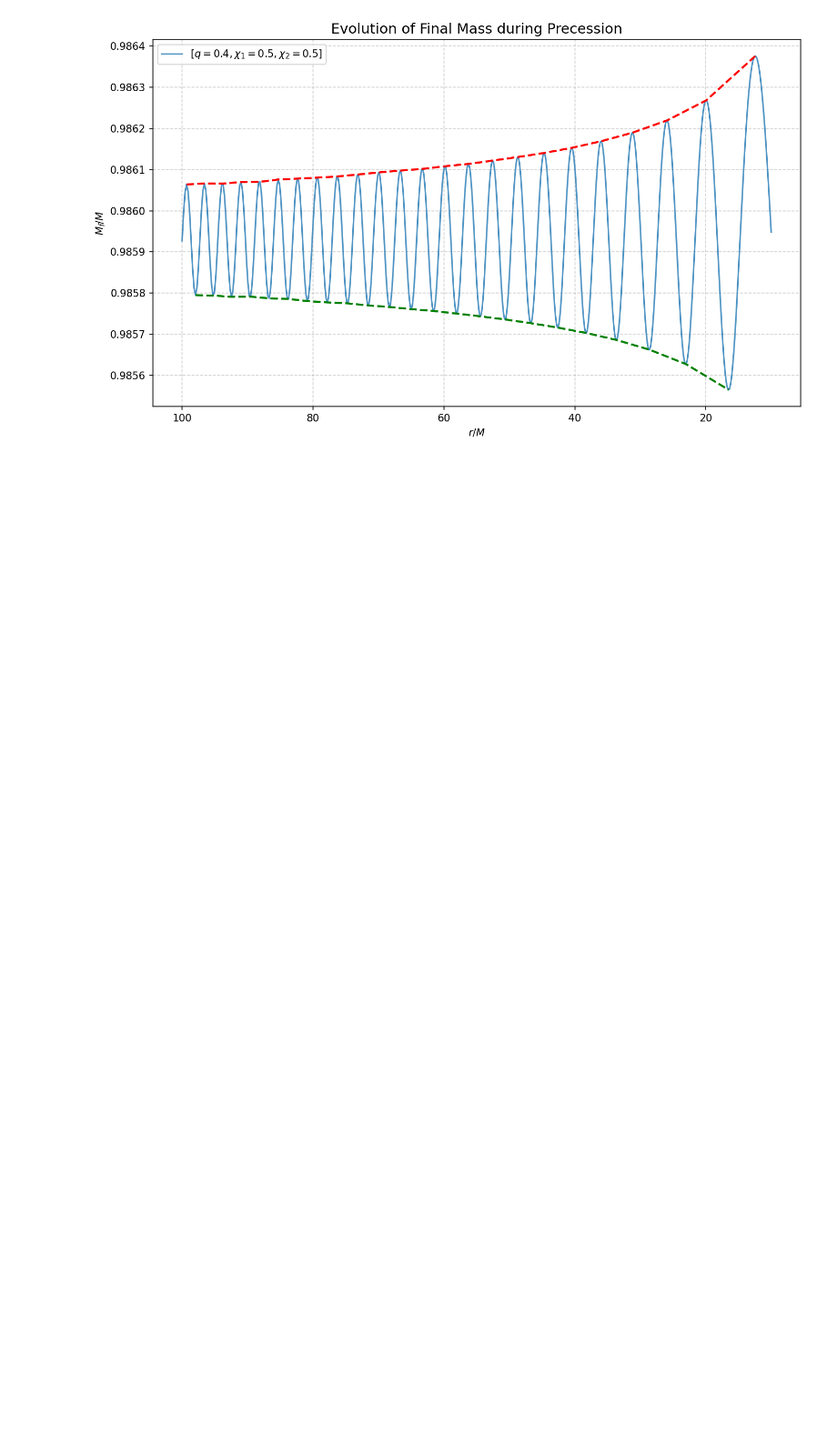
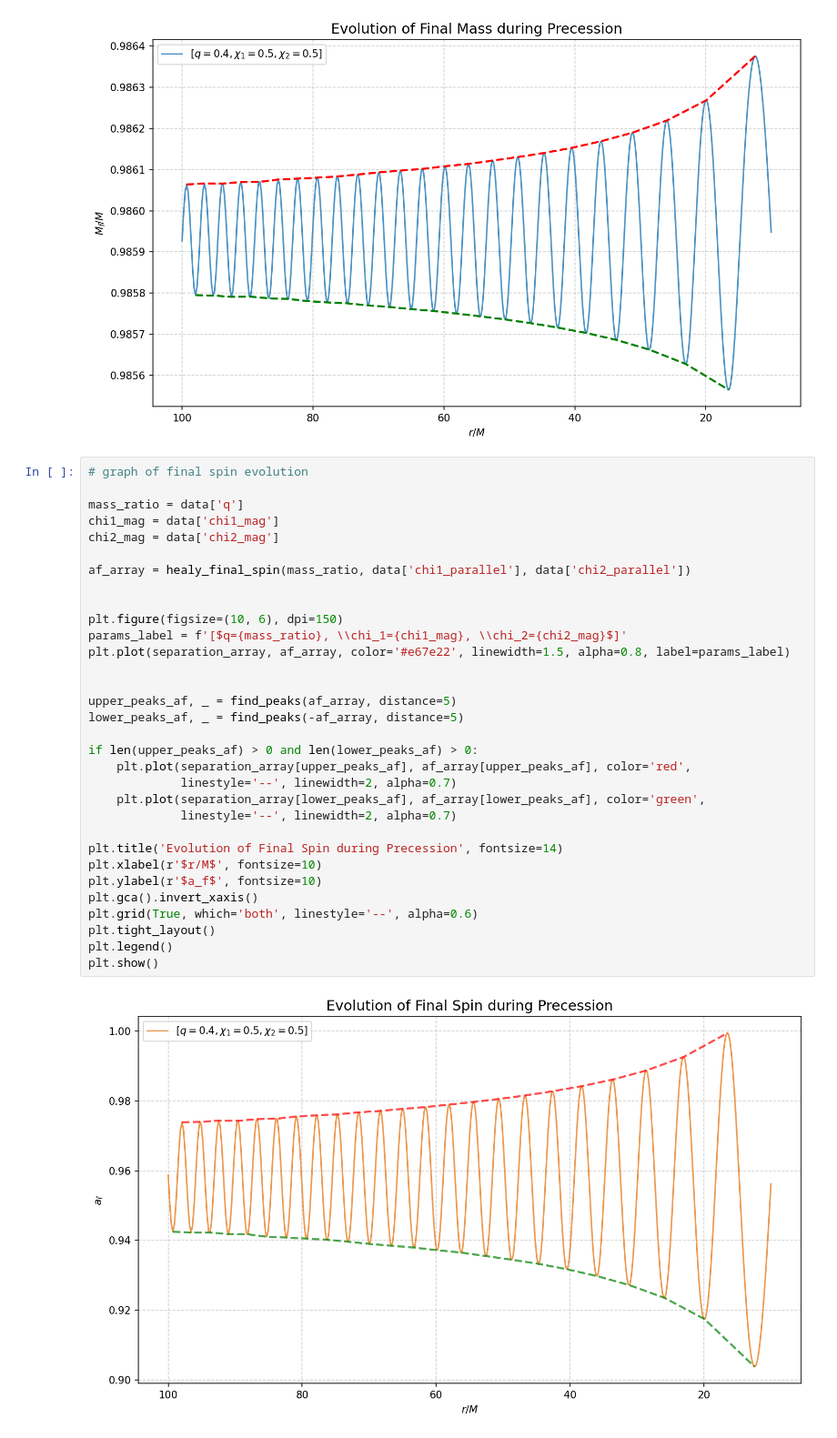
Before and after one commit to giacomobrugali/Entropy-conjecture, a Jupyter notebook: Entropy-conjecture/Remnant_Parameters/final_mass_HL.ipynb, the cells around one changed output. Shown at 91% size. Saved outputs shown, nothing was run; the diff lists cells and outputs as text; blank space fills up the shorter version.

```diff
--- a/Entropy-conjecture/Remnant_Parameters/final_mass_HL.ipynb
+++ b/Entropy-conjecture/Remnant_Parameters/final_mass_HL.ipynb
@@ -132,3 +165,37 @@ plt.legend()
 plt.show()
 # %% [output]
 [figure]
+# %%
+# graph of final spin evolution
+
+mass_ratio = data['q']
+chi1_mag = data['chi1_mag']
+chi2_mag = data['chi2_mag']
+
+af_array = healy_final_spin(mass_ratio, data['chi1_parallel'], data['chi2_parallel'])
+
+
+plt.figure(figsize=(10, 6), dpi=150)
+params_label = f'[$q={mass_ratio}, \\chi_1={chi1_mag}, \\chi_2={chi2_mag}$]'
+plt.plot(separation_array, af_array, color='#e67e22', linewidth=1.5, alpha=0.8, label=params_label)
+
+
+upper_peaks_af, _ = find_peaks(af_array, distance=5)
+lower_peaks_af, _ = find_peaks(-af_array, distance=5)
+
+if len(upper_peaks_af) > 0 and len(lower_peaks_af) > 0:
+    plt.plot(separation_array[upper_peaks_af], af_array[upper_peaks_af], color='red',
+             linestyle='--', linewidth=2, alpha=0.7)
+    plt.plot(separation_array[lower_peaks_af], af_array[lower_peaks_af], color='green',
+             linestyle='--', linewidth=2, alpha=0.7)
+
+plt.title('Evolution of Final Spin during Precession', fontsize=14)
+plt.xlabel(r'$r/M$', fontsize=10)
+plt.ylabel(r'$a_f$', fontsize=10)
+plt.gca().invert_xaxis()
+plt.grid(True, which='both', linestyle='--', alpha=0.6)
+plt.tight_layout()
+plt.legend()
+plt.show()
+# %% [output]
+[figure, added]
```
Also changed, not shown: parts of 4 cells of this notebook.
